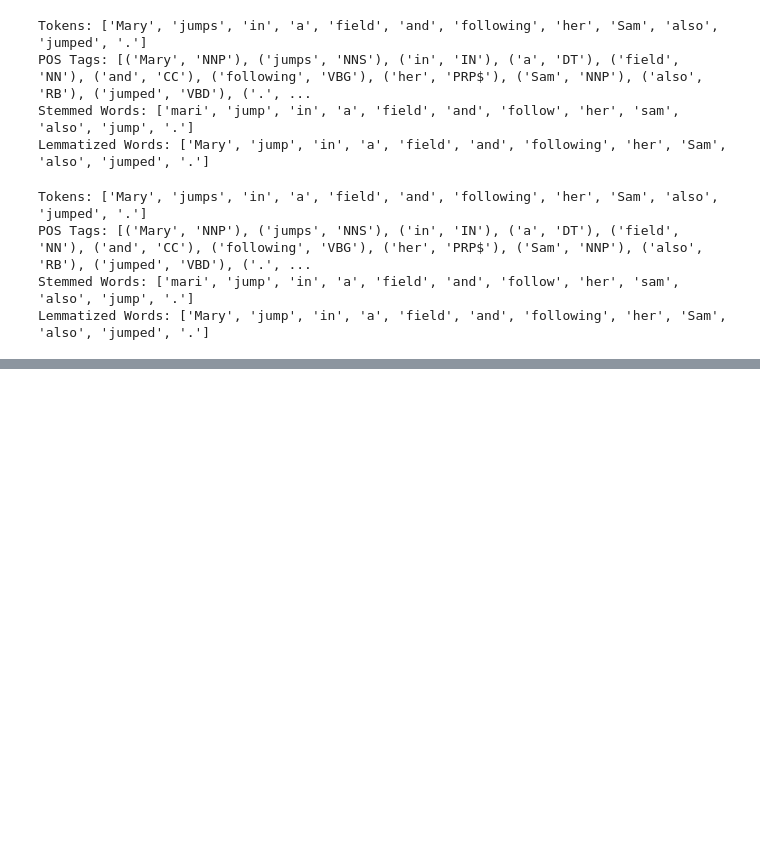
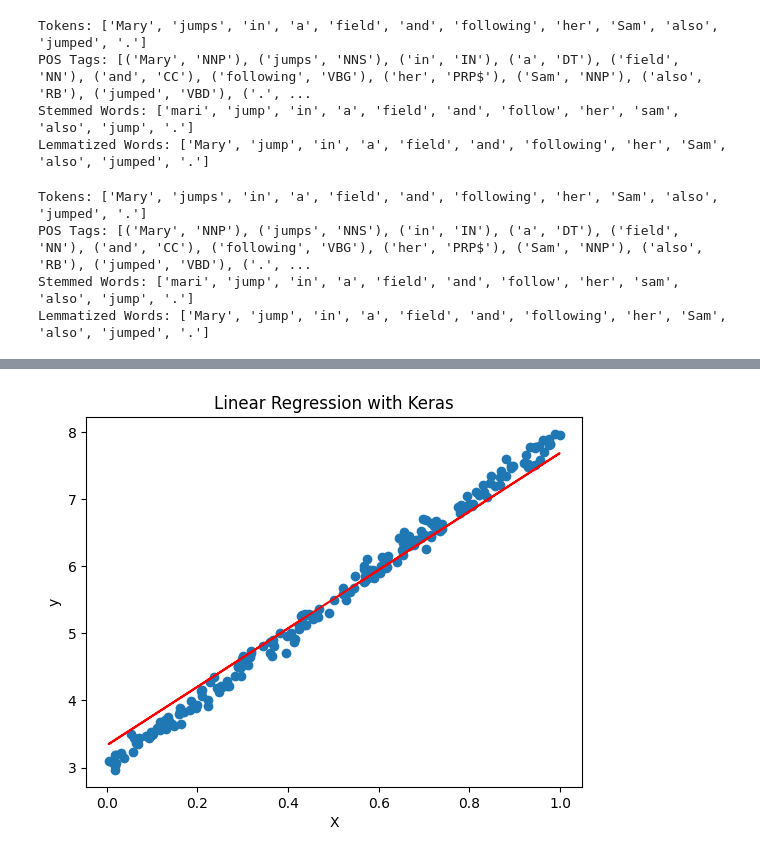
Before and after one commit to Mahima-Shree/Gen-AI-for-Natural-Language-Processing, a Jupyter notebook: Welcome_To_Colab.ipynb, the cells around one changed output, grey strips where cells are left out. Drawn from its saved outputs; the diff is of its cells as text; code cells hidden in the pictures; blank space fills up the shorter version.

```diff
--- a/Welcome_To_Colab.ipynb
+++ b/Welcome_To_Colab.ipynb
@@ -923,0 +1075,30 @@ Lemmatized Words: ['Mary', 'jump', 'in', 'a', 'field', 'and', 'following', 'her'
+# %%
+import numpy as np
+from keras.models import Sequential
+from keras.layers import Dense
+import matplotlib.pyplot as plt
+
+# Generating random data
+np.random.seed(0)
+X = np.random.rand(200, 1)
+y = 5 * X + 3 + np.random.randn(200, 1) * 0.1  # Adding some noise
+# %%
+# Creating a neural network model
+model = Sequential()
+model.add(Dense(1, input_dim=1))
+# %%
+# Compiling the model
+model.compile(optimizer='sgd', loss='mse')
+# %%
+# Training the model
+history = model.fit(X, y, epochs=200, verbose=0)
+# %%
+# Plotting the data and the regression line
+plt.scatter(X, y)
+plt.plot(X, model.predict(X), color='red')
+plt.xlabel('X')
+plt.ylabel('y')
+plt.title('Linear Regression with Keras')
+plt.show()
+print("loss =",loss)
+# %% [output]
@@ -923,0 +1106 @@ Lemmatized Words: ['Mary', 'jump', 'in', 'a', 'field', 'and', 'following', 'her'
+[figure, added]
```
Also changed, not shown: parts of 43 cells of this notebook.
